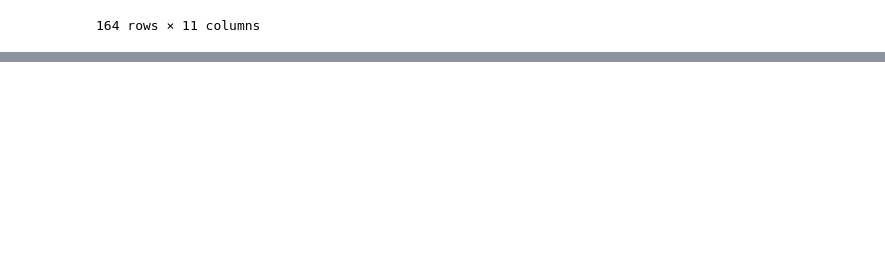
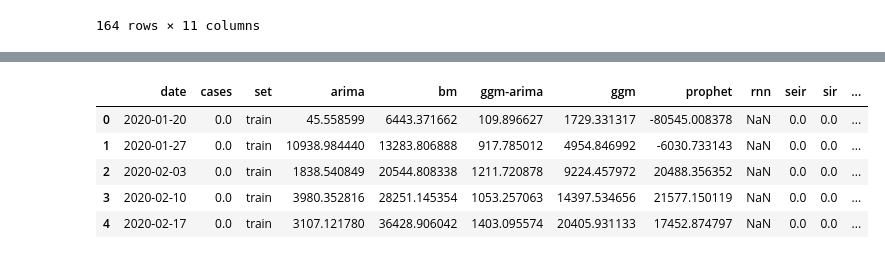
Before and after one commit to danielgvb/thesis, a Jupyter notebook: plotting/01_time_series.ipynb, the cells around one changed output, grey strips where cells are left out. Cells and saved outputs as stored; diff of their text form; code cells hidden in the pictures; blank space fills up the shorter version.

```diff
--- a/plotting/01_time_series.ipynb
+++ b/plotting/01_time_series.ipynb
@@ -435,0 +458,4 @@ plt.show()
+# %%
+df_dengue = df_epidemics[['date', 'dengue', 'dengue_split']].copy()
+df_dengue.rename(columns={'dengue_split': 'set'}, inplace=True)
+df_dengue
@@ -435,0 +504,9 @@ plt.show()
+# %%
+df_dengue.head()
+# %% [output]
+|  | date | cases | set | arima | bm | ggm-arima | ggm | prophet | rnn | seir | sir | ... |
+| 0 | 2020-01-20 | 0.0 | train | 45.558599 | 6443.371662 | 109.896627 | 1729.331317 | -80545.008378 | NaN | 0.0 | 0.0 | ... |
+| 1 | 2020-01-27 | 0.0 | train | 10938.984440 | 13283.806888 | 917.785012 | 4954.846992 | -6030.733143 | NaN | 0.0 | 0.0 | ... |
+| 2 | 2020-02-03 | 0.0 | train | 1838.540849 | 20544.808338 | 1211.720878 | 9224.457972 | 20488.356352 | NaN | 0.0 | 0.0 | ... |
+| 3 | 2020-02-10 | 0.0 | train | 3980.352816 | 28251.145354 | 1053.257063 | 14397.534656 | 21577.150119 | NaN | 0.0 | 0.0 | ... |
+| 4 | 2020-02-17 | 0.0 | train | 3107.121780 | 36428.906042 | 1403.095574 | 20405.931133 | 17452.874797 | NaN | 0.0 | 0.0 | ... |
```
Also changed, not shown: parts of 11 cells of this notebook, 1 other file.
